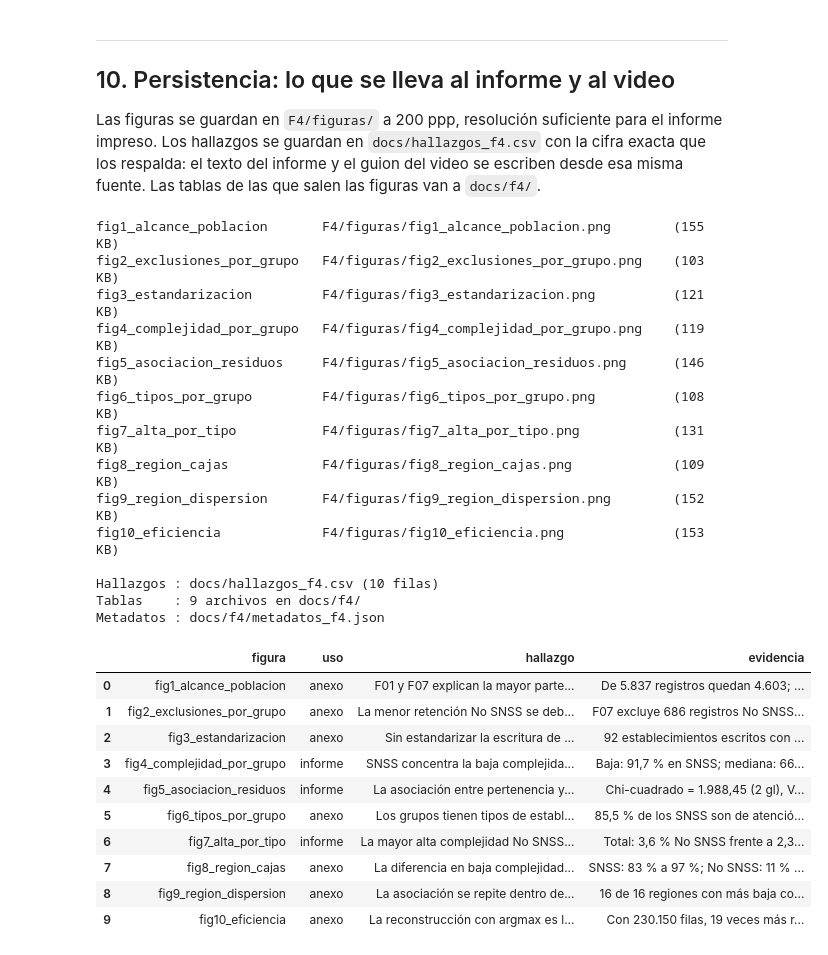
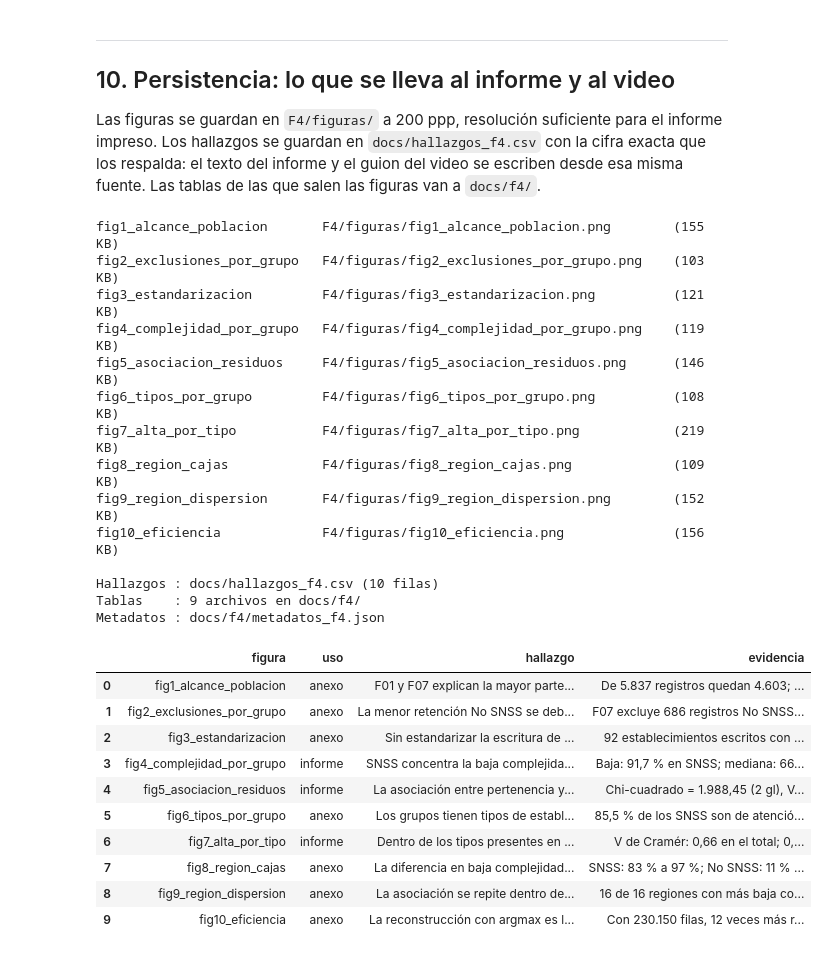
Before and after one commit to christopherulloarojas/grupo1-proyecto-mcdi500, a Jupyter notebook: F4/Grupo1_S3_F4_Visualizacion_Comunicacion.ipynb, the cells around one changed output. Saved outputs shown, nothing was run; the diff lists cells and outputs as text; code cells hidden in the pictures.

```diff
--- a/F4/Grupo1_S3_F4_Visualizacion_Comunicacion.ipynb
+++ b/F4/Grupo1_S3_F4_Visualizacion_Comunicacion.ipynb
@@ -420,7 +420,7 @@ plan = [
      "Figura 10", "Líneas en escala logarítmica", "Mediciones con timeit y tracemalloc (sección 8)"),
     ("¿Existe asociación, y se mantiene al comparar el mismo tipo de establecimiento?",
      "Figuras 5 a 9", "Mapa de calor; barras apiladas; paneles; caja con puntos; dispersión",
-     "Prueba chi-cuadrado y V de Cramér por tipo y por región"),
+     "Prueba chi-cuadrado y V de Cramér dentro de los 5 tipos compartidos y por región"),
 ]
 vinculacion = pd.DataFrame({
     "objetivo": [f"{i}. {texto.split(' (Fase')[0]}" for i, texto in enumerate(PROYECTO["objetivos_especificos"], 1)],
@@ -1042,0 +1024,9 @@ pd.concat({titulo: tabla[["n", "casos", "tasa", "ic_inferior", "ic_superior"]] f
+# %%
+# Revisión explícita de la complejidad alta: es la categoría con menos casos y la que cambia de dirección
+legible["es_alta"] = (legible["complejidad"] == "Alta").astype(int)
+TIPOS_CON_ALTA = [t for t in TIPOS_COMPARTIDOS if legible.loc[legible["tipo"] == t, "es_alta"].sum() > 0]
+alta_total = com.tasa_por_grupo(legible, "pertenencia_snss", "es_alta").set_index("pertenencia_snss")
+alta_por_tipo = {t: com.tasa_por_grupo(legible[legible["tipo"] == t], "pertenencia_snss", "es_alta")
+                 .set_index("pertenencia_snss") for t in TIPOS_CON_ALTA}
+print("Tipos compartidos con algún establecimiento de alta complejidad:", TIPOS_CON_ALTA, "\n")
+pd.concat({"Total de la población": alta_total, **alta_por_tipo})[["n", "casos", "tasa", "ic_inferior", "ic_superior"]].round(3)
@@ -1455,16 +1548,18 @@ verificar("normal", "La copia conserva las filas de la población", len(legible)
 verificar("normal", "Cada grupo suma 100 % en la Figura 4",
           np.allclose(distribucion.groupby("pertenencia_snss", observed=True)["proporcion"].sum(), 1))
 verificar("normal", "Incluidos de la Figura 2 = población", int(conteo_destino["Incluido"].sum()) == N)
-verificar("normal", "Los estratos por tipo suman la población", int(estratos["n"].iloc[:-1].sum()) == N)
+verificar("normal", "Los cinco tipos compartidos suman sus 562 establecimientos",
+          int(estratos["n"].iloc[:-2].sum()) == len(compartidos) == 562)
 verificar("normal", "Chi-cuadrado igual a la fórmula manual", bool(np.isclose(prueba["chi2"], chi2_manual)),
           dec(prueba["chi2"]))
 
 # Casos límite
-verificar("límite", "Wilson sin casos no es negativo", com.intervalo_wilson(0, 1210)[0] == 0.0,
-          "alta en centros ambulatorios No SNSS: 0 de 1.210")
+verificar("límite", "Wilson sin casos no es negativo", com.intervalo_wilson(0, 89)[0] == 0.0,
+          "alta en centros de especialidades No SNSS: 0 de 89")
 verificar("límite", "Wilson con todos los casos no supera 1", com.intervalo_wilson(87, 87)[1] == 1.0)
-verificar("límite", "Estrato sin No SNSS queda sin comparación",
-          estratos.set_index("tipo_agrupado").loc["Atención primaria y urgencia", "lectura"] == "sin comparación posible")
+verificar("límite", "Tipo sin No SNSS queda sin comparación",
+          resumen(legible[legible["tipo"] == "Posta de Salud Rural (PSR)"], "PSR")["lectura"] == "sin comparación posible",
+          "postas rurales: solo SNSS")
 verificar("límite", "Categoría sin casos se conserva al reconstruir",
           list(com.reconstruir_categorias(matriz.iloc[:1], CODIFICACIONES)["complejidad"].cat.categories)
           == ORDEN_COMPLEJIDAD)
@@ -1545,7 +1640,9 @@ escriben desde esa misma fuente. Las tablas de las que salen las figuras van a `
 # %%
 rutas = {nombre: com.guardar_figura(figura, DIR_FIGURAS, nombre) for nombre, figura in figuras.items()}
 
-hosp = alta_por_tipo["Hospitales y clínicas"]
+hosp = alta_por_tipo["Hospital"]
+especialidades = alta_por_tipo["Centro de Especialidades"]
+v_tipo = estratos.set_index("estrato")["v_cramer"]
 hallazgos = pd.DataFrame([
     {"figura": "fig1_alcance_poblacion", "uso": "anexo",
      "hallazgo": "F01 y F07 explican la mayor parte de las exclusiones",
@@ -1571,10 +1668,12 @@ hallazgos = pd.DataFrame([
      "evidencia": f"{pct(composicion_tipos.loc['SNSS', 'Atención primaria y urgencia'], 1)} de los SNSS son de "
                   "atención primaria y urgencia; ningún No SNSS"},
     {"figura": "fig7_alta_por_tipo", "uso": "informe",
-     "hallazgo": "La mayor alta complejidad No SNSS se invierte dentro de cada tipo (paradoja de Simpson)",
-     "evidencia": f"Total: {pct(alta_total.loc['No SNSS', 'tasa'], 1)} No SNSS frente a "
-                  f"{pct(alta_total.loc['SNSS', 'tasa'], 1)} SNSS; hospitales y clínicas: "
-                  f"{pct(hosp.loc['SNSS', 'tasa'], 1)} SNSS frente a {pct(hosp.loc['No SNSS', 'tasa'], 1)} No SNSS"},
+     "hallazgo": "Dentro de los tipos presentes en ambos grupos la asociación se reduce, y la alta complejidad cambia de dirección según el tipo",
+     "evidencia": f"V de Cramér: {dec(prueba['v_cramer'], 2)} en el total; {dec(v_tipo['Hospital'], 2)} en hospitales, "
+                  f"{dec(v_tipo['Clínica Dental'], 2)} en clínicas dentales y {dec(v_tipo['Centro de Especialidades'], 2)} en "
+                  f"centros de especialidades. Alta: {pct(hosp.loc['No SNSS', 'tasa'], 1)} No SNSS frente a "
+                  f"{pct(hosp.loc['SNSS', 'tasa'], 1)} SNSS en hospitales; {pct(especialidades.loc['SNSS', 'tasa'], 1)} SNSS "
+                  f"frente a {pct(especialidades.loc['No SNSS', 'tasa'], 1)} No SNSS en centros de especialidades"},
     {"figura": "fig8_region_cajas", "uso": "anexo",
      "hallazgo": "La diferencia en baja complejidad es mayor que la variación entre regiones",
      "evidencia": f"SNSS: {pct(regiones['baja_SNSS'].min(), 0)} a {pct(regiones['baja_SNSS'].max(), 0)}; "
@@ -1622,39 +1721,39 @@ metadatos = {
 (DIR_DOCS_F4 / "metadatos_f4.json").write_text(json.dumps(metadatos, ensure_ascii=False, indent=2), encoding="utf-8")
 
 for nombre, ruta in rutas.items():
     assert ruta.is_file() and ruta.stat().st_size > 0
     print(f"{nombre:<28} {ruta.relative_to(RAIZ).as_posix():<44} ({ruta.stat().st_size / 1024:.0f} KB)")
 print(f"\nHallazgos : docs/hallazgos_f4.csv ({len(hallazgos)} filas)")
 print(f"Tablas    : {len(tablas)} archivos en docs/f4/")
 print("Metadatos : docs/f4/metadatos_f4.json")
 with pd.option_context("display.max_colwidth", 120):
     display(hallazgos)
 # %% [output]
 fig1_alcance_poblacion       F4/figuras/fig1_alcance_poblacion.png        (155 KB)
 fig2_exclusiones_por_grupo   F4/figuras/fig2_exclusiones_por_grupo.png    (103 KB)
 fig3_estandarizacion         F4/figuras/fig3_estandarizacion.png          (121 KB)
 fig4_complejidad_por_grupo   F4/figuras/fig4_complejidad_por_grupo.png    (119 KB)
 fig5_asociacion_residuos     F4/figuras/fig5_asociacion_residuos.png      (146 KB)
 fig6_tipos_por_grupo         F4/figuras/fig6_tipos_por_grupo.png          (108 KB)
-fig7_alta_por_tipo           F4/figuras/fig7_alta_por_tipo.png            (131 KB)
+fig7_alta_por_tipo           F4/figuras/fig7_alta_por_tipo.png            (219 KB)
 fig8_region_cajas            F4/figuras/fig8_region_cajas.png             (109 KB)
 fig9_region_dispersion       F4/figuras/fig9_region_dispersion.png        (152 KB)
-fig10_eficiencia             F4/figuras/fig10_eficiencia.png              (153 KB)
+fig10_eficiencia             F4/figuras/fig10_eficiencia.png              (156 KB)
 
 Hallazgos : docs/hallazgos_f4.csv (10 filas)
 Tablas    : 9 archivos en docs/f4/
 Metadatos : docs/f4/metadatos_f4.json
 |  | figura | uso | hallazgo | evidencia |
 | 0 | fig1_alcance_poblacion | anexo | F01 y F07 explican la mayor parte... | De 5.837 registros quedan 4.603; ... |
 | 1 | fig2_exclusiones_por_grupo | anexo | La menor retención No SNSS se deb... | F07 excluye 686 registros No SNSS... |
 | 2 | fig3_estandarizacion | anexo | Sin estandarizar la escritura de ... | 92 establecimientos escritos con ... |
 | 3 | fig4_complejidad_por_grupo | informe | SNSS concentra la baja complejida... | Baja: 91,7 % en SNSS; mediana: 66... |
 | 4 | fig5_asociacion_residuos | informe | La asociación entre pertenencia y... | Chi-cuadrado = 1.988,45 (2 gl), V... |
 | 5 | fig6_tipos_por_grupo | anexo | Los grupos tienen tipos de establ... | 85,5 % de los SNSS son de atenció... |
-| 6 | fig7_alta_por_tipo | informe | La mayor alta complejidad No SNSS... | Total: 3,6 % No SNSS frente a 2,3... |
+| 6 | fig7_alta_por_tipo | informe | Dentro de los tipos presentes en ... | V de Cramér: 0,66 en el total; 0,... |
 | 7 | fig8_region_cajas | anexo | La diferencia en baja complejidad... | SNSS: 83 % a 97 %; No SNSS: 11 % ... |
 | 8 | fig9_region_dispersion | anexo | La asociación se repite dentro de... | 16 de 16 regiones con más baja co... |
-| 9 | fig10_eficiencia | anexo | La reconstrucción con argmax es l... | Con 230.150 filas, 19 veces más r... |
+| 9 | fig10_eficiencia | anexo | La reconstrucción con argmax es l... | Con 230.150 filas, 12 veces más r... |
 # %% [markdown]
 **Qué queda guardado y quién lo usa.**
 
```
Also changed, not shown: parts of 31 cells of this notebook, 1 other file.
